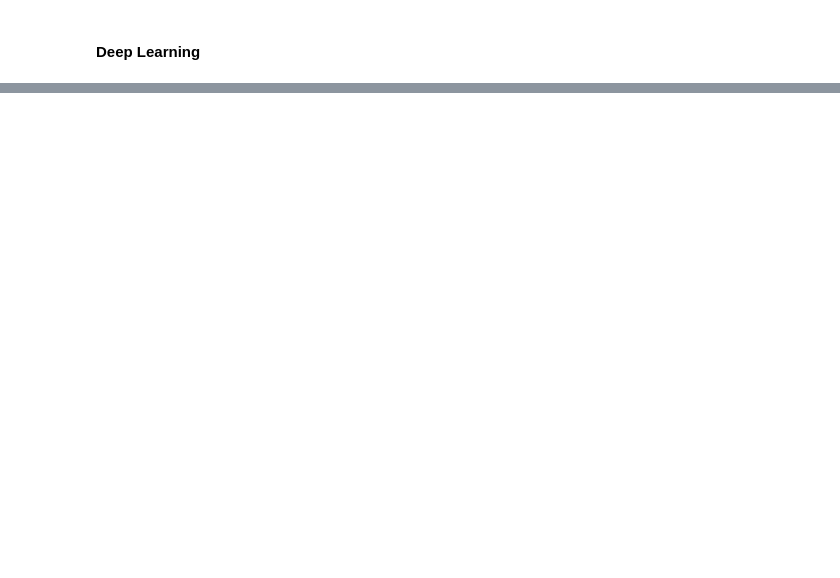
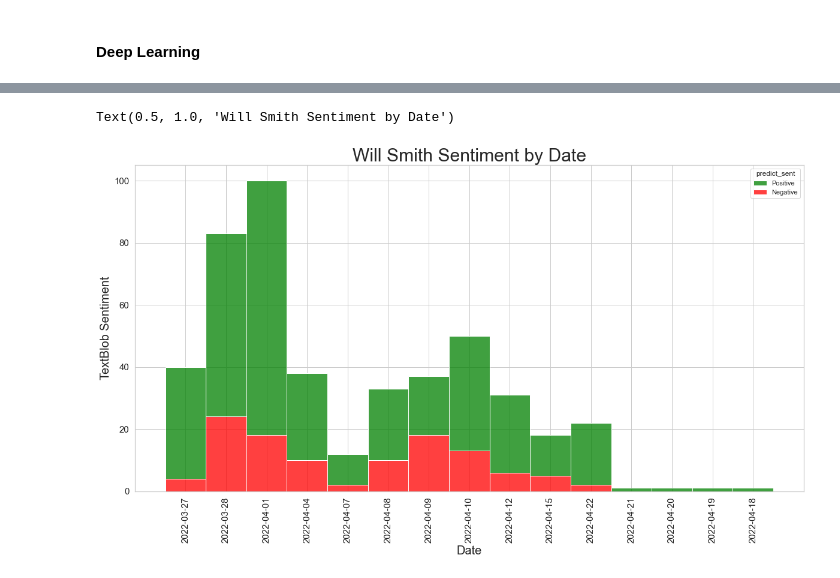
Before and after one commit to StockJanitor/Project43_Twitter, a Jupyter notebook: 1_Project43_Twitter.ipynb, the cells around one changed output, grey strips where cells are left out. Drawn from its saved outputs; the diff is of its cells as text; code cells hidden in the pictures; blank space fills up the shorter version.

```diff
--- a/1_Project43_Twitter.ipynb
+++ b/1_Project43_Twitter.ipynb
@@ -840,0 +884,3 @@ masterdf5
+# %%
+masterdf6['text_noname'] = masterdf6.text2.apply(lambda x : removeName(x.split()))
+masterdf6.head(1)
@@ -840,0 +897,5 @@ masterdf5
+# %%
+masterdf6['predict_sent'] = masterdf6.text_noname.apply(lambda x: predictFunc(x))
+masterdf6 = masterdf6[masterdf6.predict_sent!='NoWork']
+# %%
+masterdf6['predict_score'] = masterdf6['predict_sent'].map({'Negative': -1, 'Neutral': 0, 'Positive':1})
@@ -840,0 +908,19 @@ masterdf5
+# %%
+# we use 5 because we dont want unique tweets, every retweet should add weight on sentiment
+masterdf7 = masterdf6[masterdf6.predict_sent!='Neutral']
+willsentdf2 = masterdf7[masterdf6.willsmith == 1]
+jadasentdf2 = masterdf7[masterdf6.jadasmith == 1]
+chrissentdf2 = masterdf7[masterdf6.chrisrock == 1]
+# %%
+# Histplot stacked by type
+plt.figure(figsize=(20,10))
+sns.histplot(data=willsentdf2,x='time',hue='predict_sent',multiple='stack',edgecolor='white',hue_order=['Positive','Negative'],palette=['green','red'])
+# Annotation
+plt.xlabel('Date', fontsize=20)
+plt.ylabel('TextBlob Sentiment', fontsize = 20)
+plt.yticks(fontsize=15)
+plt.xticks(fontsize=15,rotation=90)
+plt.title('Will Smith Sentiment by Date', fontsize=30)
+# %% [output]
+Text(0.5, 1.0, 'Will Smith Sentiment by Date')
+[figure, added]
```
Also changed, not shown: parts of 12 cells of this notebook, 4 other files.
